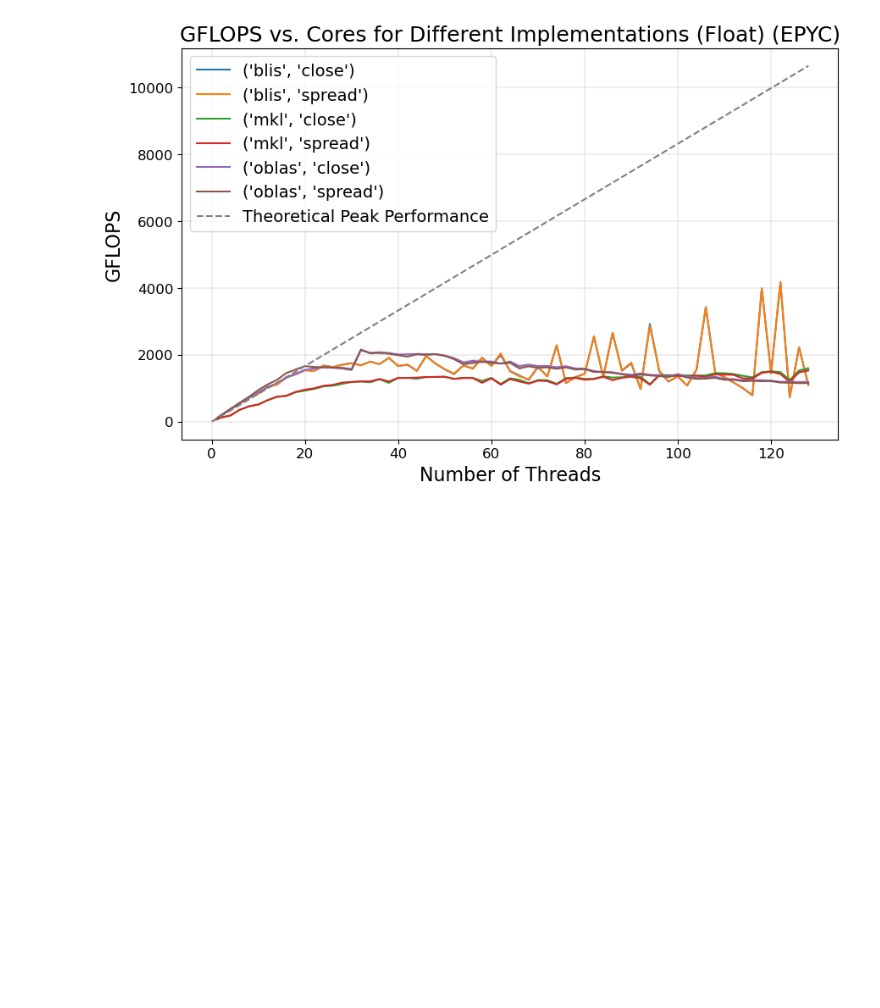
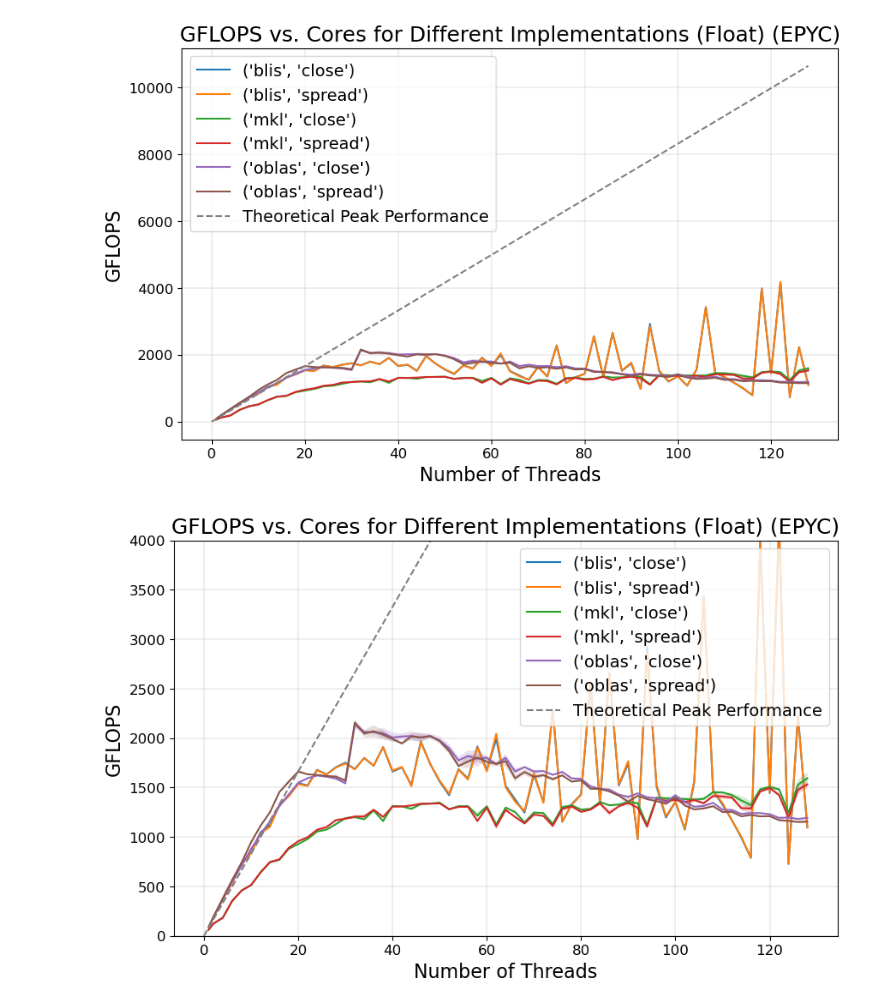
Before and after one commit to SDavenia/FHPC_Assignment, a Jupyter notebook: Exercise2/EPYC/cores/analysis.ipynb, the cells around one changed output. Cells and saved outputs as stored; diff of their text form; code cells hidden in the pictures; blank space fills up the shorter version.

```diff
--- a/Exercise2/EPYC/cores/analysis.ipynb
+++ b/Exercise2/EPYC/cores/analysis.ipynb
@@ -321,3 +359,41 @@ plt.grid(linewidth = 0.3)
 plt.show()
 # %% [output]
 [figure]
+# %%
+grouped_float = df[df['precision']=='float']
+grouped_float.drop(columns=['precision'])
+
+grouped_float = grouped_float.groupby(['method', 'placement', 'n_threads'])
+
+
+# Calculate the mean, minimum, and maximum of 'Time' for each group
+agg_df = grouped_float['GFLOPS'].agg(['mean', 'min', 'max', 'std']).reset_index()
+
+# Create a figure and axis
+plt.figure(figsize=(10, 6))
+for name, group in agg_df.groupby(['method', 'placement']):
+    plt.plot(group['n_threads'], group['mean'], label=name)
+    plt.fill_between(group['n_threads'],
+                     group['mean'] - group['std'],
+                     group['mean'] + group['std'],
+                     alpha=0.2)
+
+plt.plot(np.arange(0, 130, 2), 2*2.6*16*np.arange(0, 130, 2), c = 'gray', label = "Theoretical Peak Performance", linestyle='dashed')
+
+plt.xlabel('Number of Threads', fontsize = 16)
+plt.ylabel('GFLOPS', fontsize = 16)
+plt.title('GFLOPS vs. Cores for Different Implementations (Float) (EPYC)', fontsize = 18)
+
+plt.xticks(fontsize=12)
+plt.yticks(fontsize=12)
+
+# Add legend
+plt.legend(fontsize=14)
+
+plt.ylim([0, 4000])
+
+# Show the plot
+plt.grid(linewidth = 0.3)
+plt.show()
+# %% [output]
+[figure, added]
```
Also changed, not shown: parts of 1 cell of this notebook, 2 other files.
